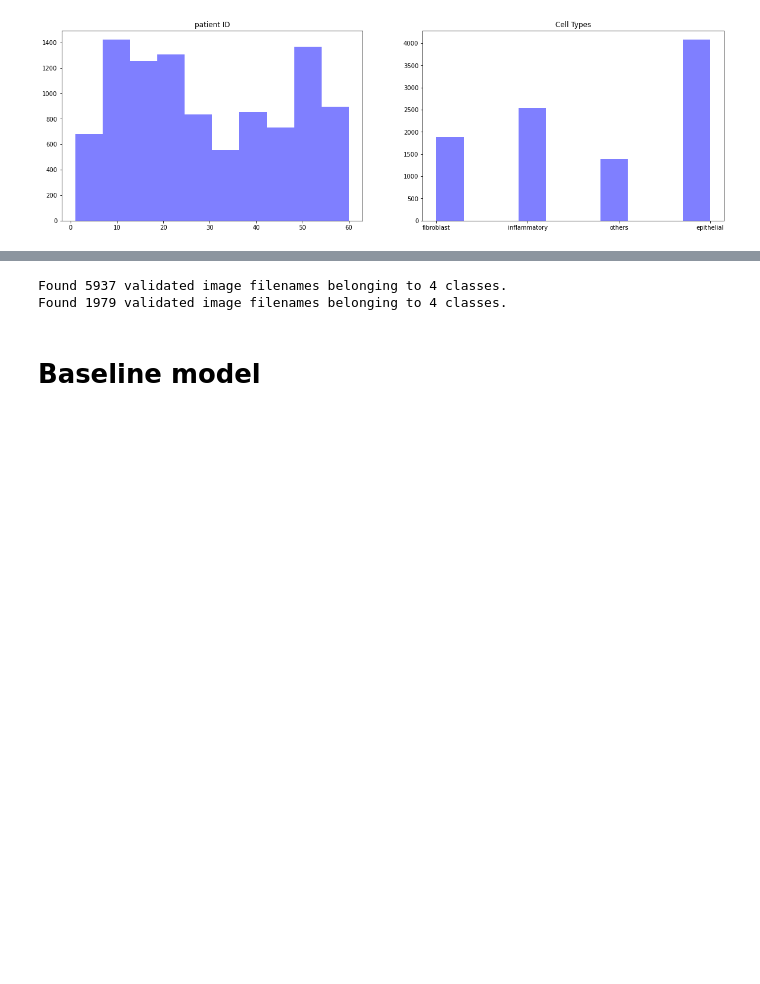
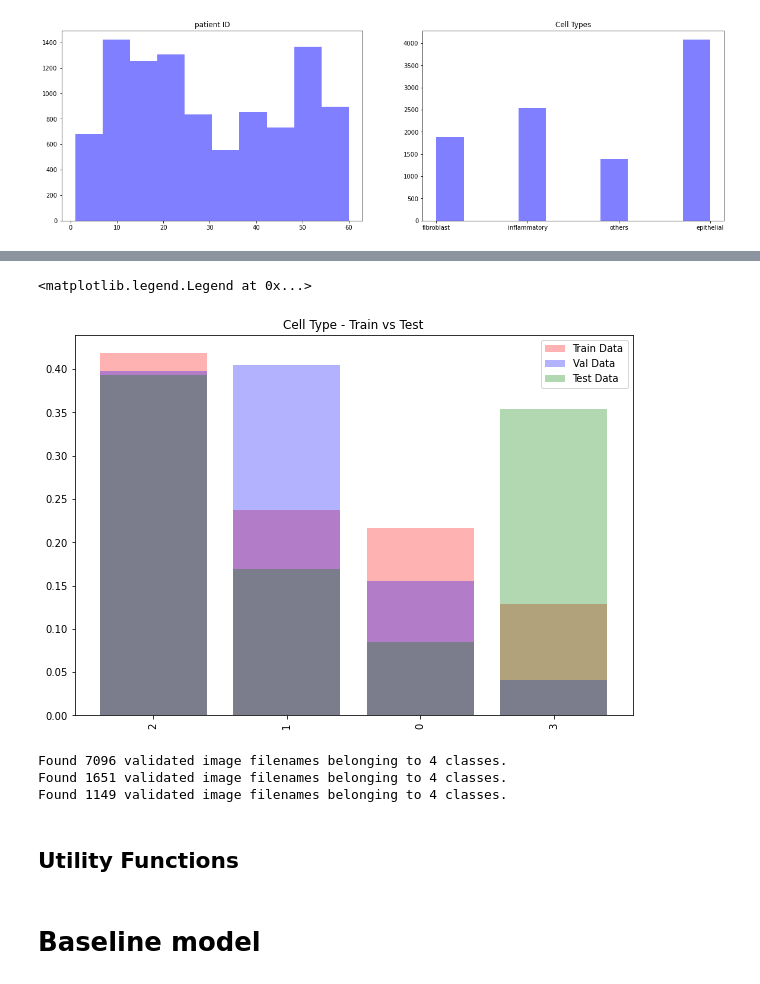
Before and after one commit to simonb65/COSC2673-A2, a Jupyter notebook: Assignmen2-TestDev.ipynb, the cells around one changed output, grey strips where cells are left out. Saved outputs shown, nothing was run; the diff lists cells and outputs as text; code cells hidden in the pictures; blank space fills up the shorter version.

```diff
--- a/Assignmen2-TestDev.ipynb
+++ b/Assignmen2-TestDev.ipynb
@@ -133,20 +167,49 @@ print(train_data.shape[0], val_data.shape[0], test_data.shape[0])
+# %%
+plt.figure(figsize=(10,7))
+plt.bar(
+    train_data.cellType.value_counts().index.astype(str),
+    train_data.cellType.value_counts().values/np.sum(train_data.cellType.value_counts().values),
+    alpha=0.3,
+    color='r',
+    label='Train Data'
+)
+plt.bar(
+    val_data.cellType.value_counts().index.astype(str),
+    val_data.cellType.value_counts().values/np.sum(val_data.cellType.value_counts().values),
+    alpha=0.3,
+    color='b',
+    label='Val Data'
+)
+plt.bar(
+    test_data.cellType.value_counts().index.astype(str),
+    test_data.cellType.value_counts().values/np.sum(test_data.cellType.value_counts().values),
+    alpha=0.3,
+    color='g',
+    label='Test Data'
+)
+
+plt.title('Cell Type - Train vs Test')
+plt.xticks(rotation='vertical')
+plt.legend()
+# %% [output]
+<matplotlib.legend.Legend at 0x...>
+[figure, added]
 # %%
 from tensorflow.keras.preprocessing.image import ImageDataGenerator
 
 # Rescale is done here to normalize the pixels in a range of 0-1
 train_datagen = ImageDataGenerator(rescale=1./255, data_format='channels_last')
 val_datagen = ImageDataGenerator(rescale=1./255, data_format='channels_last')
+test_datagen = ImageDataGenerator(rescale=1./255, data_format='channels_last')
 
 # This the default batch size
 batch_size = 32
-x_col = "ImageName"
-y_col = "Class"
 
 train_generator = train_datagen.flow_from_dataframe(
     dataframe = train_data,
     directory = './patch_images',
-    x_col = x_col,
-    y_col = y_col,
+    x_col = 'ImageName',
+    y_col = 'Class',
     target_size = (27, 27),
     batch_size = batch_size,
     class_mode = 'categorical'
@@ -155,14 +218,27 @@ train_generator = train_datagen.flow_from_dataframe(
 validation_generator = val_datagen.flow_from_dataframe(
     dataframe = val_data,
     directory = './patch_images',
-    x_col = x_col,
-    y_col = y_col,
+    x_col = 'ImageName',
+    y_col = 'Class',
     target_size = (27, 27),
     batch_size = batch_size,
     class_mode = 'categorical'
 )
+
+test_generator = test_datagen.flow_from_dataframe(
+    dataframe = test_data,
+    directory = './patch_images',
+    x_col = 'ImageName',
+    y_col = 'Class',
+    target_size = (27, 27),
+    batch_size = batch_size,
+    class_mode = 'categorical'
+)
 # %% [output]
-Found 5937 validated image filenames belonging to 4 classes.
-Found 1979 validated image filenames belonging to 4 classes.
+Found 7096 validated image filenames belonging to 4 classes.
+Found 1651 validated image filenames belonging to 4 classes.
+Found 1149 validated image filenames belonging to 4 classes.
+# %% [markdown]
+## Utility Functions
 # %%
 # Learning curve diagnostic tool
```
Also changed, not shown: parts of 38 cells of this notebook.
